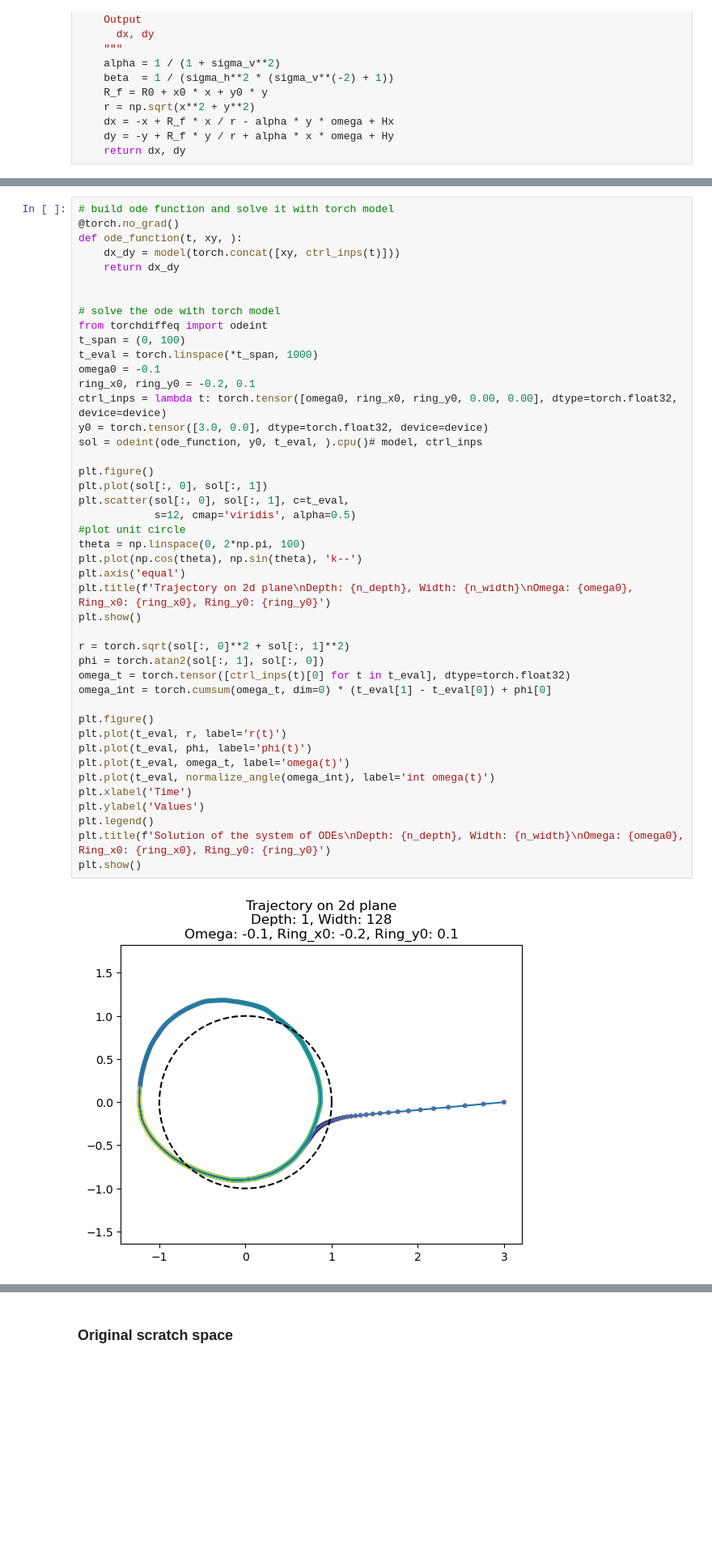
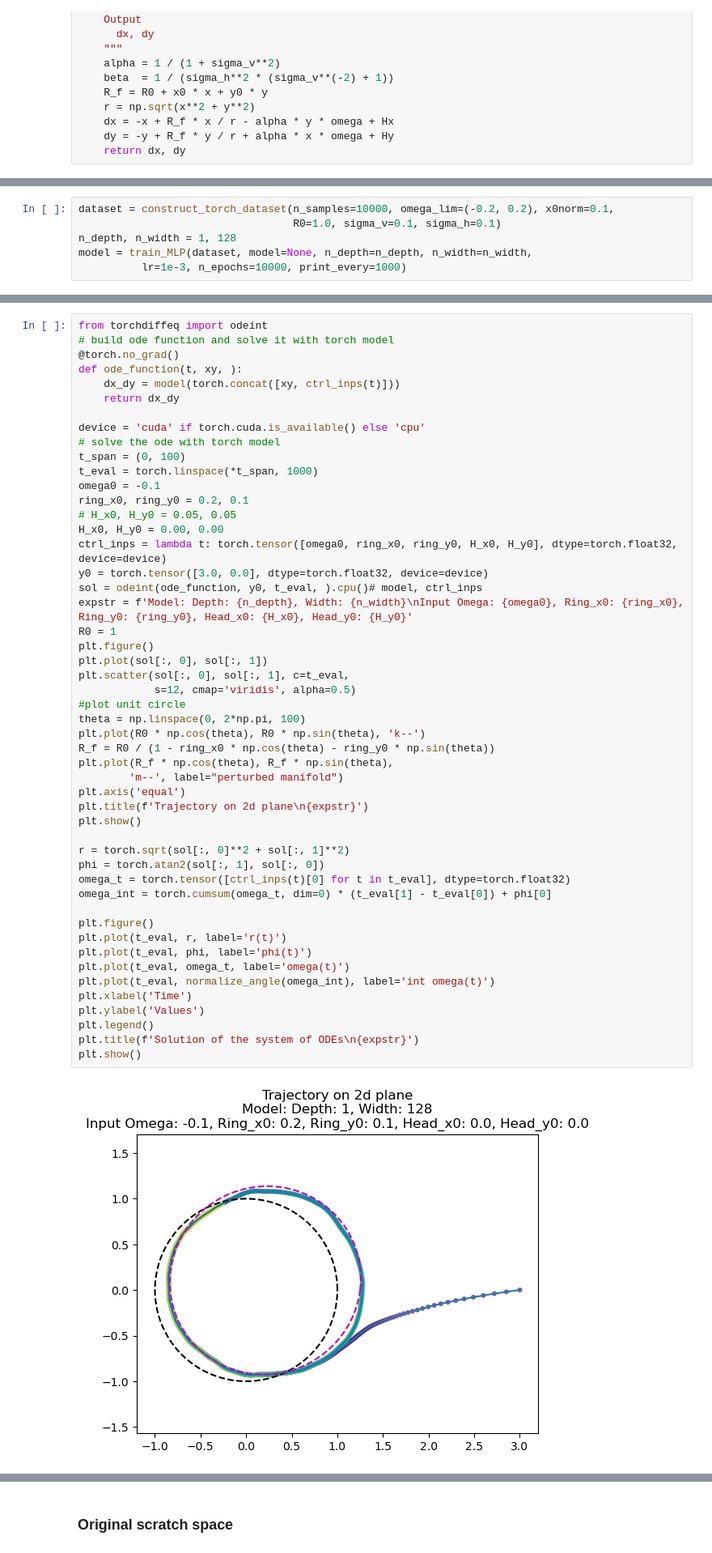
Before and after one commit to Animadversio/DiffusionMemorization, a Jupyter notebook: notebooks/score_radial_NN_model.ipynb, the cells around one changed output, grey strips where cells are left out. Shown at 81% size. Drawn from its saved outputs; the diff is of its cells as text; blank space fills up the shorter version.

```diff
--- a/notebooks/score_radial_NN_model.ipynb
+++ b/notebooks/score_radial_NN_model.ipynb
@@ -366,0 +448,6 @@ epoch 9500, loss: 0.0007688460755161941
+# %%
+dataset = construct_torch_dataset(n_samples=10000, omega_lim=(-0.2, 0.2), x0norm=0.1,
+                                  R0=1.0, sigma_v=0.1, sigma_h=0.1)
+n_depth, n_width = 1, 128
+model = train_MLP(dataset, model=None, n_depth=n_depth, n_width=n_width,
+          lr=1e-3, n_epochs=10000, print_every=1000)
@@ -367,46 +471,52 @@ epoch 9500, loss: 0.0007688460755161941
 # %%
+from torchdiffeq import odeint
 # build ode function and solve it with torch model
 @torch.no_grad()
 def ode_function(t, xy, ):
     dx_dy = model(torch.concat([xy, ctrl_inps(t)]))
     return dx_dy
 
-
+device = 'cuda' if torch.cuda.is_available() else 'cpu'
 # solve the ode with torch model
-from torchdiffeq import odeint
 t_span = (0, 100)
 t_eval = torch.linspace(*t_span, 1000)
 omega0 = -0.1
-ring_x0, ring_y0 = -0.2, 0.1
-ctrl_inps = lambda t: torch.tensor([omega0, ring_x0, ring_y0, 0.00, 0.00], dtype=torch.float32, device=device)
+ring_x0, ring_y0 = 0.2, 0.1
+# H_x0, H_y0 = 0.05, 0.05
+H_x0, H_y0 = 0.00, 0.00
+ctrl_inps = lambda t: torch.tensor([omega0, ring_x0, ring_y0, H_x0, H_y0], dtype=torch.float32, device=device)
 y0 = torch.tensor([3.0, 0.0], dtype=torch.float32, device=device)
 sol = odeint(ode_function, y0, t_eval, ).cpu()# model, ctrl_inps
-
+expstr = f'Model: Depth: {n_depth}, Width: {n_width}\nInput Omega: {omega0}, Ring_x0: {ring_x0}, Ring_y0: {ring_y0}, Head_x0: {H_x0}, Head_y0: {H_y0}'
+R0 = 1
 plt.figure()
 plt.plot(sol[:, 0], sol[:, 1])
 plt.scatter(sol[:, 0], sol[:, 1], c=t_eval,
             s=12, cmap='viridis', alpha=0.5)
 #plot unit circle
 theta = np.linspace(0, 2*np.pi, 100)
-plt.plot(np.cos(theta), np.sin(theta), 'k--')
+plt.plot(R0 * np.cos(theta), R0 * np.sin(theta), 'k--')
+R_f = R0 / (1 - ring_x0 * np.cos(theta) - ring_y0 * np.sin(theta))
+plt.plot(R_f * np.cos(theta), R_f * np.sin(theta),
+        'm--', label="perturbed manifold")
 plt.axis('equal')
-plt.title(f'Trajectory on 2d plane\nDepth: {n_depth}, Width: {n_width}\nOmega: {omega0}, Ring_x0: {ring_x0}, Ring_y0: {ring_y0}')
+plt.title(f'Trajectory on 2d plane\n{expstr}')
 plt.show()
 
 r = torch.sqrt(sol[:, 0]**2 + sol[:, 1]**2)
 phi = torch.atan2(sol[:, 1], sol[:, 0])
 omega_t = torch.tensor([ctrl_inps(t)[0] for t in t_eval], dtype=torch.float32)
 omega_int = torch.cumsum(omega_t, dim=0) * (t_eval[1] - t_eval[0]) + phi[0]
 
 plt.figure()
 plt.plot(t_eval, r, label='r(t)')
 plt.plot(t_eval, phi, label='phi(t)')
 plt.plot(t_eval, omega_t, label='omega(t)')
 plt.plot(t_eval, normalize_angle(omega_int), label='int omega(t)')
 plt.xlabel('Time')
 plt.ylabel('Values')
 plt.legend()
-plt.title(f'Solution of the system of ODEs\nDepth: {n_depth}, Width: {n_width}\nOmega: {omega0}, Ring_x0: {ring_x0}, Ring_y0: {ring_y0}')
+plt.title(f'Solution of the system of ODEs\n{expstr}')
 plt.show()
 # %% [output]
-[figure, old version]
+[figure, new version]
```
Also changed, not shown: parts of 22 cells of this notebook.
